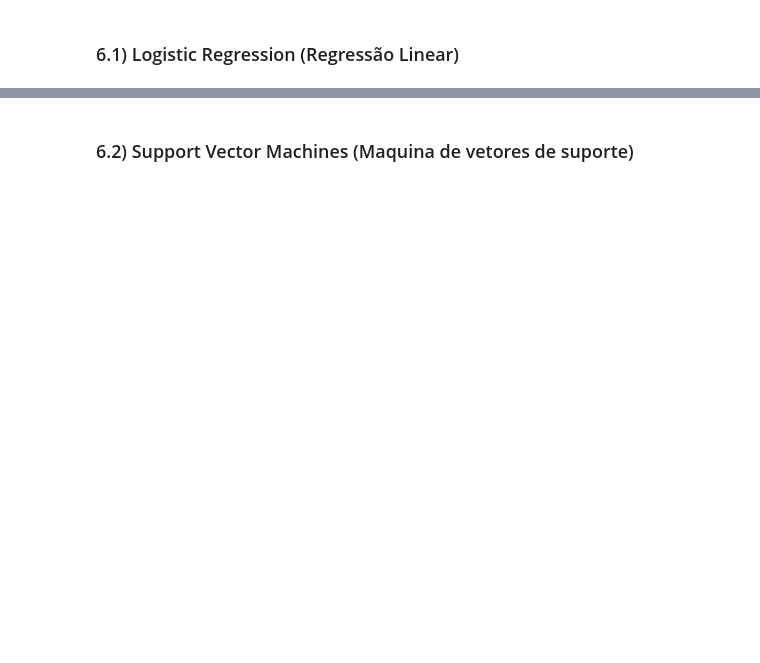
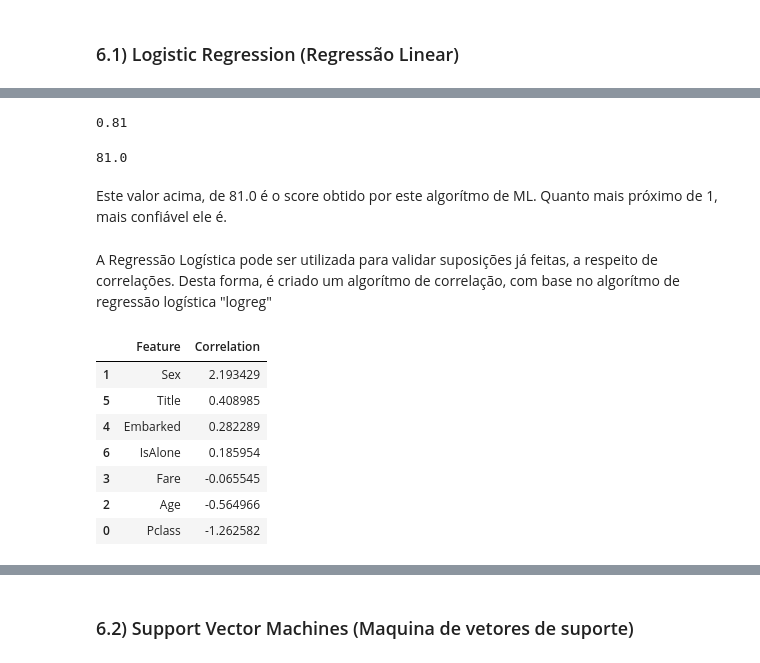
Before and after one commit to viniciusgribas/KG_titanic, a Jupyter notebook: KG_Titanic.ipynb, the cells around one changed output, grey strips where cells are left out. Drawn from its saved outputs; the diff is of its cells as text; code cells hidden in the pictures; blank space fills up the shorter version.

```diff
--- a/KG_Titanic.ipynb
+++ b/KG_Titanic.ipynb
@@ -703,0 +730,8 @@ Estes serão treinados e aplicados ao problema. O que apresentar melhores result
+# %%
+#Para os bancos de dados de treino, a opção "Survived" não é necessária (Será prevista com os valores teste)
+#Para os bancos de dados de teste, a opção "PassengerId" não é necessária
+
+X_treino = treino_bd.drop("Survived", axis=1)
+Y_treino = treino_bd["Survived"]
+X_teste  = teste_bd.drop("PassengerId", axis=1).copy()
+X_treino.shape, Y_treino.shape, X_teste.shape
@@ -705,0 +746,33 @@ Estes serão treinados e aplicados ao problema. O que apresentar melhores result
+# %%
+#help(LogisticRegression())
+logreg = LogisticRegression()
+# %%
+logreg.fit(X_treino, Y_treino)
+Y_prev1 = logreg.predict(X_teste)
+acc_log = round(logreg.score(X_treino, Y_treino),2)
+acc_log
+# %% [output]
+0.81
+# %%
+acc_log * 100
+# %% [output]
+81.0
+# %% [markdown]
+Este valor acima, de 81.0 é o score obtido por este algorítmo de ML. Quanto mais próximo de 1, mais confiável ele é.
+# %% [markdown]
+A Regressão Logística pode ser utilizada para validar suposições já feitas, a respeito de correlações. Desta forma, é criado um algorítmo de correlação, com base no algorítmo de regressão logística "logreg"
+# %%
+coeff_df = pd.DataFrame(treino_bd.columns.delete(0))
+coeff_df.columns = ['Feature']
+coeff_df["Correlation"] = pd.Series(logreg.coef_[0])
+
+coeff_df.sort_values(by='Correlation', ascending=False)
+# %% [output]
+|  | Feature | Correlation |
+| 1 | Sex | 2.193429 |
+| 5 | Title | 0.408985 |
+| 4 | Embarked | 0.282289 |
+| 6 | IsAlone | 0.185954 |
+| 3 | Fare | -0.065545 |
+| 2 | Age | -0.564966 |
+| 0 | Pclass | -1.262582 |
```
Also changed, not shown: parts of 60 cells of this notebook, 2 other files.
